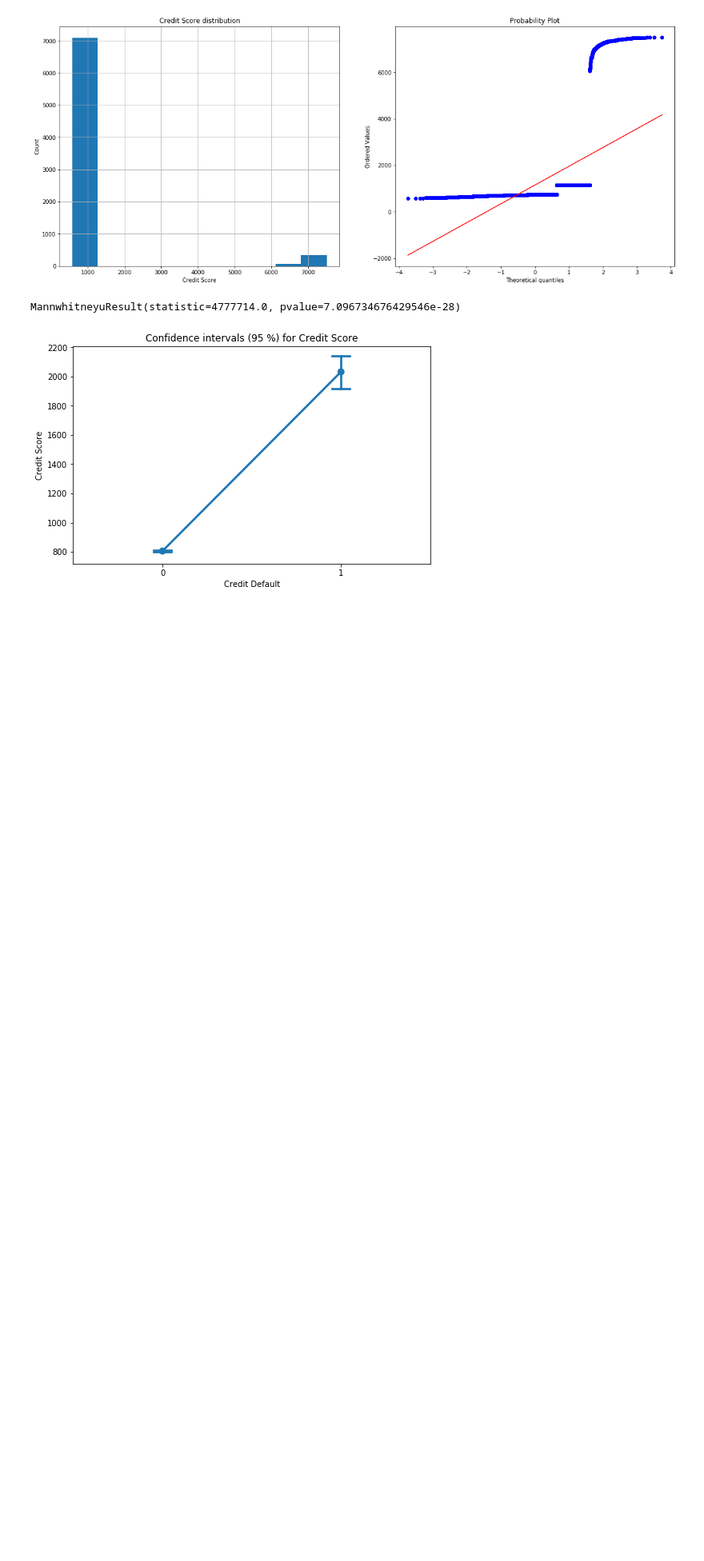
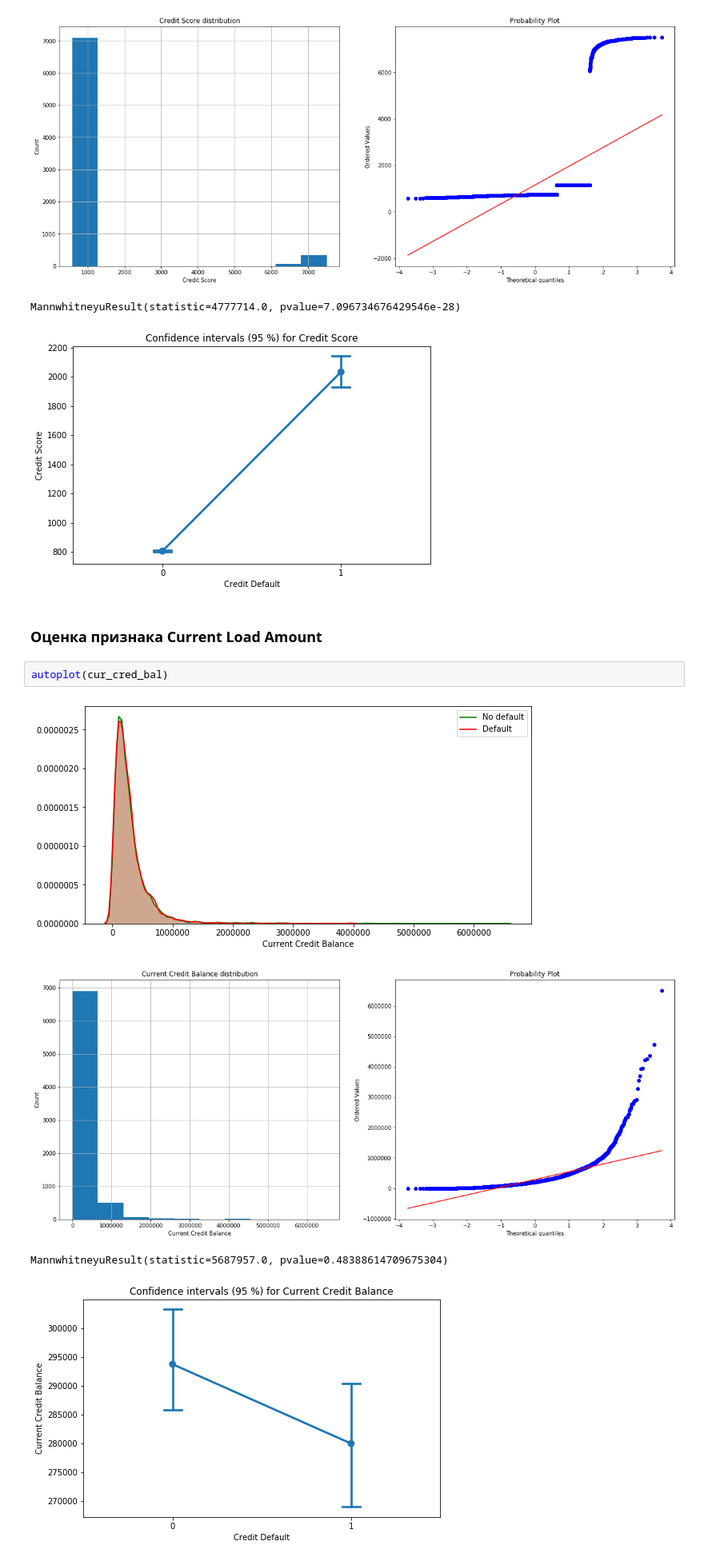
Before and after one commit to fogugy/gb_ds2_coursework, a Jupyter notebook: data_analyze.ipynb, the cells around one changed output. Shown: that part at 80% size. Saved outputs shown, nothing was run; the diff lists cells and outputs as text; blank space fills up the shorter version.

```diff
--- a/data_analyze.ipynb
+++ b/data_analyze.ipynb
@@ -137,3 +137,12 @@ autoplot(cred_score)
 [figure]
 MannwhitneyuResult(statistic=4777714.0, pvalue=7.096734676429546e-28)
 [figure]
+# %% [markdown]
+### Оценка признака Current Load Amount
+# %%
+autoplot(cur_cred_bal)
+# %% [output]
+[figure, added]
+[figure, added]
+MannwhitneyuResult(statistic=5687957.0, pvalue=0.48388614709675304)
+[figure, added]
```
Also changed, not shown: parts of 7 cells of this notebook, 2 other files.
